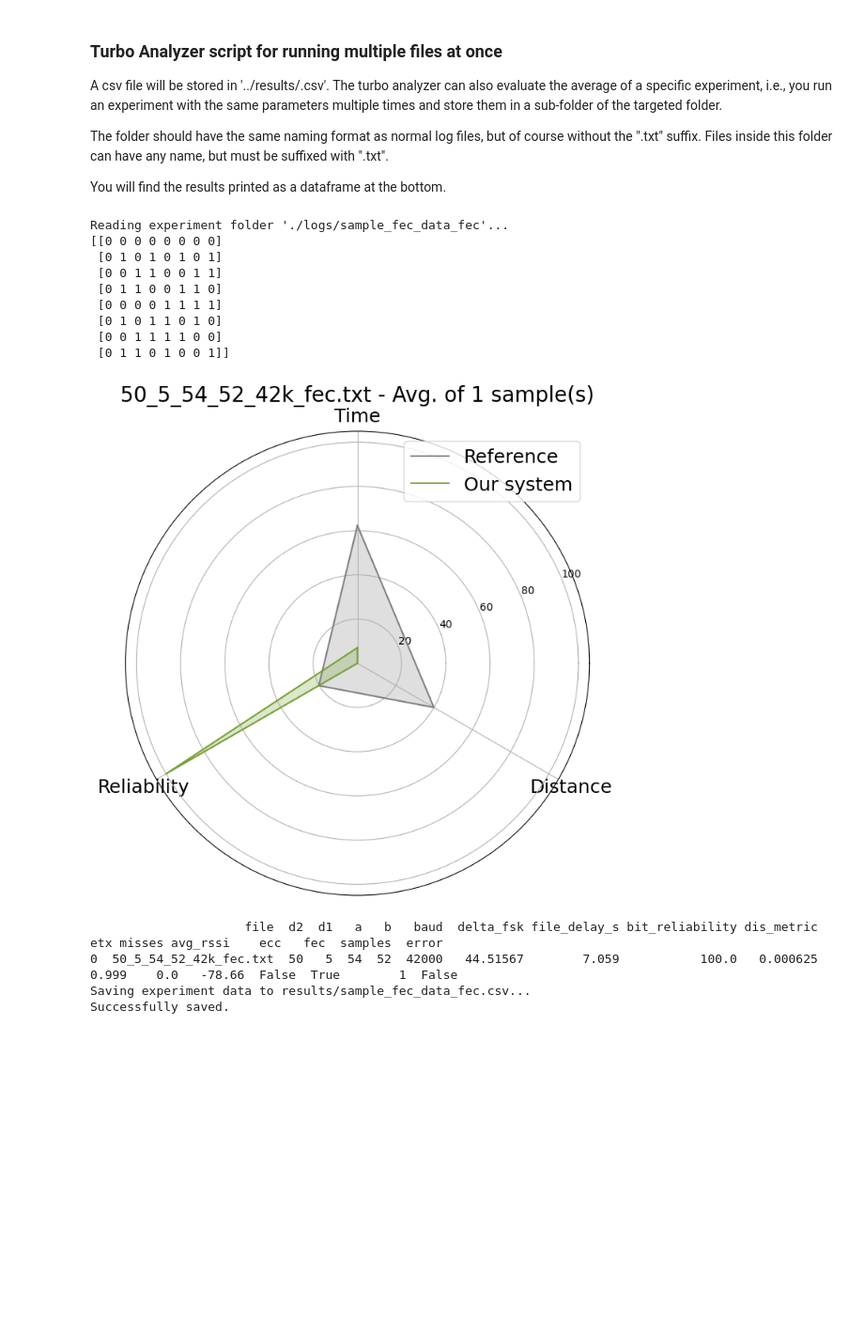
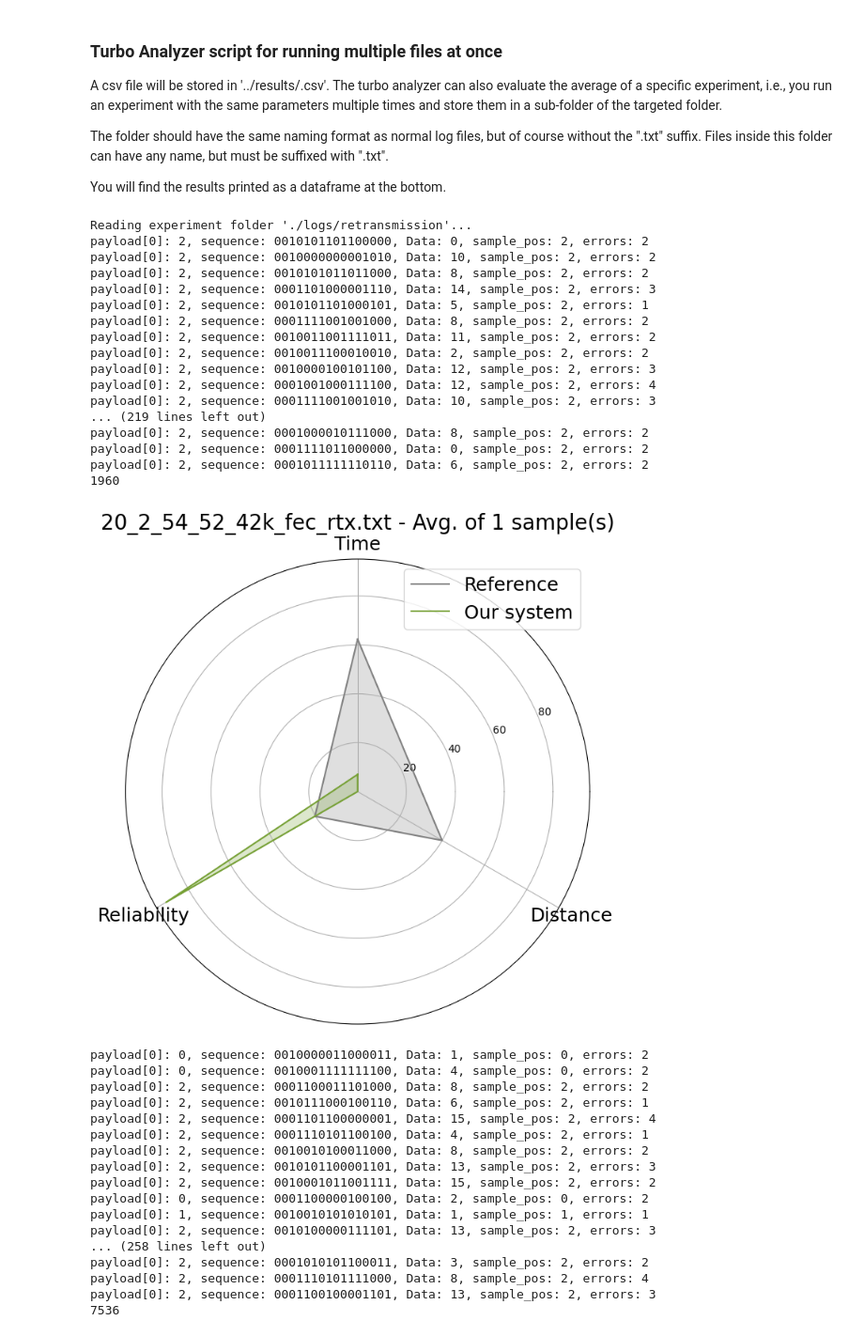
Before and after one commit to uu-core/project2023, a Jupyter notebook: stats/turbo-analyzer.ipynb, the cells around one changed output. Shown: that part at 94% size. Saved outputs shown, nothing was run; the diff lists cells and outputs as text; code cells hidden in the pictures; blank space fills up the shorter version.

```diff
--- a/stats/turbo-analyzer.ipynb
+++ b/stats/turbo-analyzer.ipynb
@@ -47,6 +47,13 @@ for idx, path in enumerate(glob.glob(f"{logdir}/*")):
     dfs = [readfile(f) for f in log_paths]
     filename = os.path.basename(path)
     params = filename.removesuffix(".txt").split("_")
+
+    use_retransmission = False
+    if len(params) == 6:
+        use_retransmission = params[5].lower() == "rtx"
+    elif len(params) > 6:
+        use_retransmission = params[6].lower() == "rtx"
+
     experiments_data.append({
         "file": filename,
         "d2":int(params[0]), # tag to receiver (cm)
@@ -63,6 +70,7 @@ for idx, path in enumerate(glob.glob(f"{logdir}/*")):
         "avg_rssi": None,
         "ecc": params[5].lower() == "ecc" if len(params) >= 6 else False,
         "fec": params[5].lower() == "fec" if len(params) >= 6 else False,
+        "retransmission": use_retransmission,
         "samples": len(dfs),
         "error": False,
         "dfs": dfs,
@@ -91,6 +99,10 @@ def analyze():
         experiment_error = False
         use_ecc = data["ecc"]
         use_fec = data["fec"]
+
+        RETRANSMISSION_INTERVAL = 0
+        if data["retransmission"]:
+            RETRANSMISSION_INTERVAL = 127
 
         for df in data["dfs"]:
             try:
@@ -121,7 +133,7 @@ def analyze():
                     raise Exception(f"All packets are corrupt! Expected payload length of {expected_payload_len}, but got {payload_lens}")
 
                 # replace the resettable seq number to unresettable, for the purpose of reliability calculation
-                test = replace_seq(df.copy(), MAX_SEQ=256)
+                test = replace_seq(df.copy(), MAX_SEQ=256, RETRANSMISSION_INTERVAL=RETRANSMISSION_INTERVAL)
                 test.rename(columns = {'seq':'old_seq', 'new_seq':'seq'}, inplace = True)
 
                 file_delay = df.time_rx[len(df) - 1] - df.time_rx[0]
@@ -156,44 +168,65 @@ def analyze():
         experiments.loc[idx, "misses"] = avg_misses
         experiments.loc[idx, "file_delay_s"] = avg_file_delay_s
         experiments.loc[idx, "bit_reliability"] = avg_bit_reliability
         experiments.loc[idx, "dis_metric"] = avg_dis_metric
         experiments.loc[idx, "avg_rssi"] = avg_rssi
         experiments.loc[idx, "error"] = experiment_error
 
         if not experiment_error:
             metrics = [avg_file_delay_s, avg_bit_reliability, avg_dis_metric]
             radar_plot(metrics, title=f"{data['file']} - Avg. of {data['samples']} sample(s)")
 
     if len(errors) > 0:
         print(f"{len(errors)} out of {len(experiments)} failed:")
         for (file, error) in errors:
             print(f"{file}:\n{error}")
         print("")
 
     print(experiments.to_string())
 
     filepath = Path(f"./results/{EXPERIMENT}.csv")
     print(f"Saving experiment data to {str(filepath)}...")
     filepath.parent.mkdir(parents=True, exist_ok=True)
     experiments.to_csv(filepath, index=False)
     print("Successfully saved.")
 
 if len(experiments_data) > 0:
     analyze()
 else:
     print(f"No log files found in '{EXPERIMENT}'.")
 # %% [output]
-Reading experiment folder './logs/sample_fec_data_fec'...
-[[0 0 0 0 0 0 0 0]
- [0 1 0 1 0 1 0 1]
- [0 0 1 1 0 0 1 1]
- [0 1 1 0 0 1 1 0]
- [0 0 0 0 1 1 1 1]
- [0 1 0 1 1 0 1 0]
- [0 0 1 1 1 1 0 0]
- [0 1 1 0 1 0 0 1]]
+Reading experiment folder './logs/retransmission'...
+payload[0]: 2, sequence: 0010101101100000, Data: 0, sample_pos: 2, errors: 2
+payload[0]: 2, sequence: 0010000000001010, Data: 10, sample_pos: 2, errors: 2
+payload[0]: 2, sequence: 0010101011011000, Data: 8, sample_pos: 2, errors: 2
+payload[0]: 2, sequence: 0001101000001110, Data: 14, sample_pos: 2, errors: 3
+payload[0]: 2, sequence: 0010101101000101, Data: 5, sample_pos: 2, errors: 1
+payload[0]: 2, sequence: 0001111001001000, Data: 8, sample_pos: 2, errors: 2
+payload[0]: 2, sequence: 0010011001111011, Data: 11, sample_pos: 2, errors: 2
+payload[0]: 2, sequence: 0010011100010010, Data: 2, sample_pos: 2, errors: 2
+payload[0]: 2, sequence: 0010000100101100, Data: 12, sample_pos: 2, errors: 3
+payload[0]: 2, sequence: 0001001000111100, Data: 12, sample_pos: 2, errors: 4
+payload[0]: 2, sequence: 0001111001001010, Data: 10, sample_pos: 2, errors: 3
+... (219 lines left out)
+payload[0]: 2, sequence: 0001000010111000, Data: 8, sample_pos: 2, errors: 2
+payload[0]: 2, sequence: 0001111011000000, Data: 0, sample_pos: 2, errors: 2
+payload[0]: 2, sequence: 0001011111110110, Data: 6, sample_pos: 2, errors: 2
+1960
-[figure, old version]
+[figure, new version]
-                     file  d2  d1   a   b   baud  delta_fsk file_delay_s bit_reliability dis_metric    etx misses avg_rssi    ecc   fec  samples  error
-0  50_5_54_52_42k_fec.txt  50   5  54  52  42000   44.51567        7.059           100.0   0.000625  0.999    0.0   -78.66  False  True        1  False
-Saving experiment data to results/sample_fec_data_fec.csv...
-Successfully saved.
+payload[0]: 0, sequence: 0010000011000011, Data: 1, sample_pos: 0, errors: 2
+payload[0]: 0, sequence: 0010001111111100, Data: 4, sample_pos: 0, errors: 2
+payload[0]: 2, sequence: 0001100011101000, Data: 8, sample_pos: 2, errors: 2
+payload[0]: 2, sequence: 0010111000100110, Data: 6, sample_pos: 2, errors: 1
+payload[0]: 2, sequence: 0001101100000001, Data: 15, sample_pos: 2, errors: 4
+payload[0]: 2, sequence: 0001110101100100, Data: 4, sample_pos: 2, errors: 1
+payload[0]: 2, sequence: 0010010100011000, Data: 8, sample_pos: 2, errors: 2
+payload[0]: 2, sequence: 0010101100001101, Data: 13, sample_pos: 2, errors: 3
+payload[0]: 2, sequence: 0010001011001111, Data: 15, sample_pos: 2, errors: 2
+payload[0]: 0, sequence: 0001100000100100, Data: 2, sample_pos: 0, errors: 2
+payload[0]: 1, sequence: 0010010101010101, Data: 1, sample_pos: 1, errors: 1
+payload[0]: 2, sequence: 0010100000111101, Data: 13, sample_pos: 2, errors: 3
+... (258 lines left out)
+payload[0]: 2, sequence: 0001010101100011, Data: 3, sample_pos: 2, errors: 2
+payload[0]: 2, sequence: 0001110101111000, Data: 8, sample_pos: 2, errors: 4
+payload[0]: 2, sequence: 0001100100001101, Data: 13, sample_pos: 2, errors: 3
+7536
```
Also changed, not shown: parts of 2 cells of this notebook, 6 other files.
